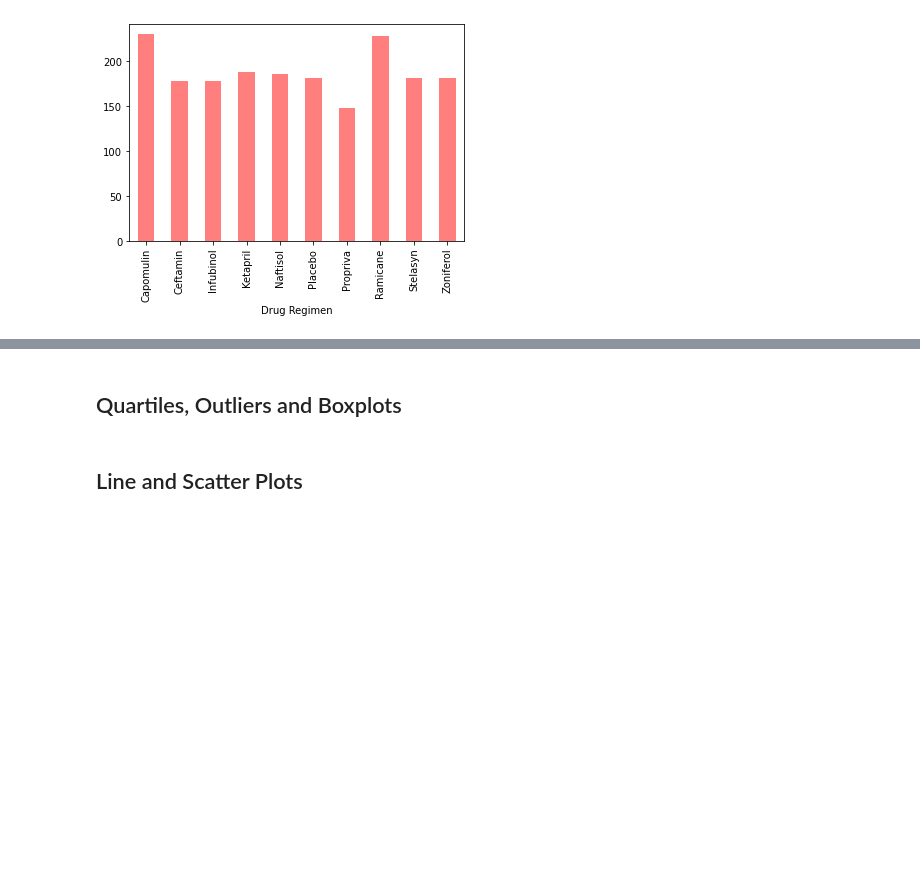
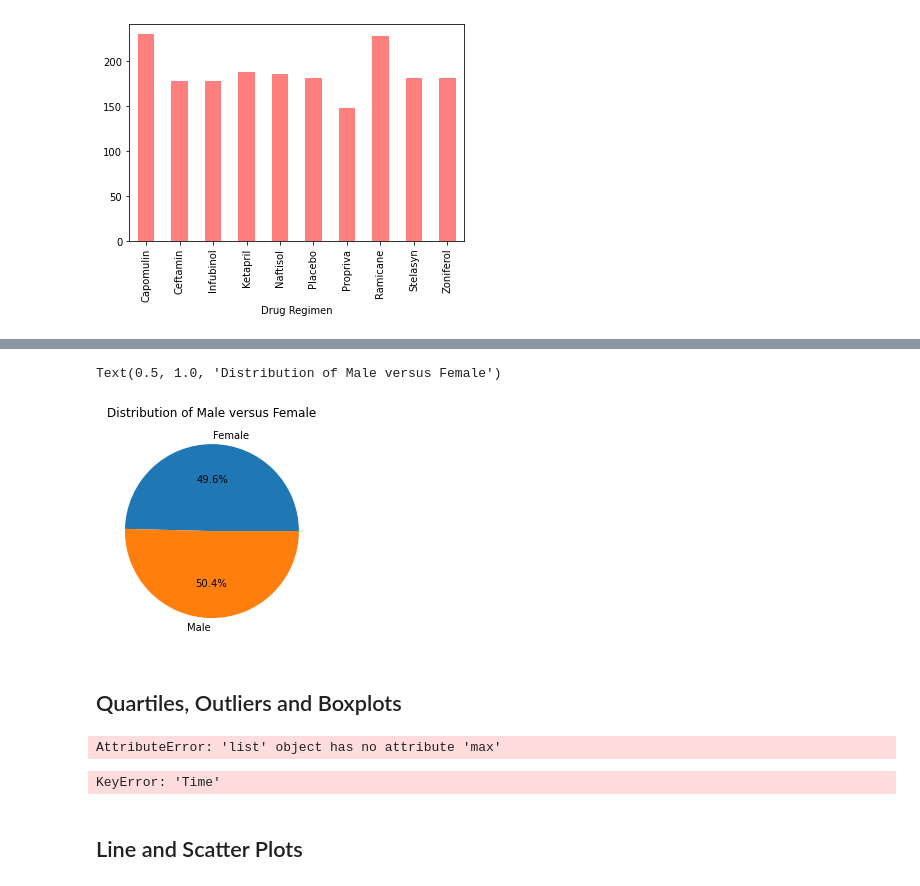
Before and after one commit to ramses93/matplotlib, a Jupyter notebook: Pymaceuticals.ipynb, the cells around one changed output, grey strips where cells are left out. Saved outputs shown, nothing was run; the diff lists cells and outputs as text; code cells hidden in the pictures; blank space fills up the shorter version.

```diff
--- a/Pymaceuticals.ipynb
+++ b/Pymaceuticals.ipynb
@@ -148,15 +182,27 @@ plt.show()
 # %%
 # Generate a pie plot showing the distribution of female versus male mice using pyplot
+plt.pie(gender_pie, labels = ["Female", "Male"], autopct = "%1.1f%%")
+plt.title("Distribution of Male versus Female")
+# %% [output]
+Text(0.5, 1.0, 'Distribution of Male versus Female')
+[figure, added]
 # %% [markdown]
 ## Quartiles, Outliers and Boxplots
 # %%
 # Calculate the final tumor volume of each mouse across four of the treatment regimens:
 # Capomulin, Ramicane, Infubinol, and Ceftamin
-
 # Start by getting the last (greatest) timepoint for each mouse
-
+drug_treatment = pd.DataFrame(clean_df_data.groupby("Mouse ID"), ["Timepoint"].max().sort_values()).reset_index().rename(columns={"Timepoint":"Max Timepoint"})
 
 # Merge this group df with the original dataframe to get the tumor volume at the last timepoint
+drug_treatment
+# %% [output]
+AttributeError: 'list' object has no attribute 'max'
+# %%
+# Merge this group df with the original dataframe to get the tumor volume at the last timepoint
+last_tumor = pd.merge(drug_treatment, clean_df_data, on = ["Mouse ID", "Time"], how = "left")
+# %% [output]
+KeyError: 'Time'
 # %%
 # Put treatments into a list for for loop (and later for plot labels)
 
```
Also changed, not shown: parts of 3 cells of this notebook.
